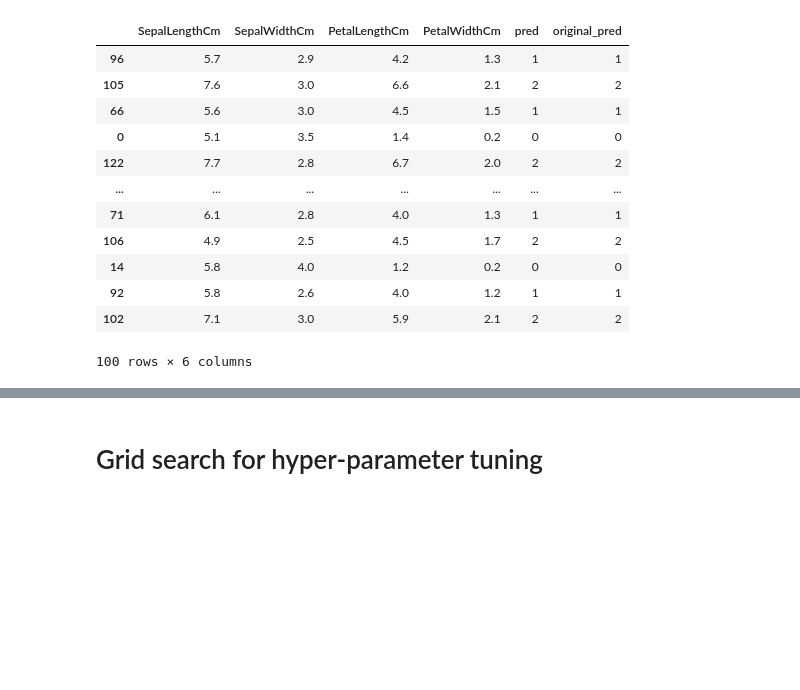
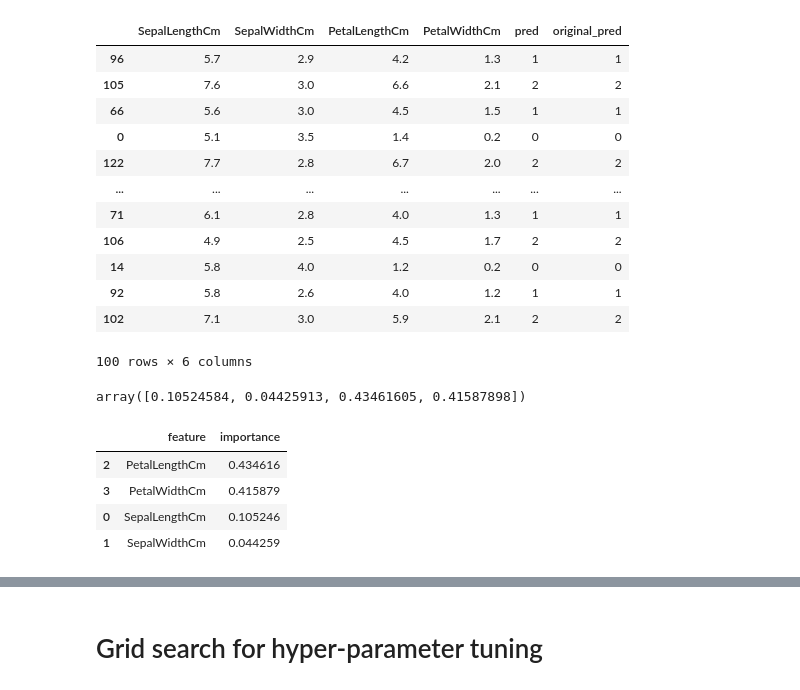
Before and after one commit to Sameer-ansarii/PRACTICE-NOTEBOOKS, a Jupyter notebook: RANDOM FOREST CLASSIFIER.ipynb, the cells around one changed output, grey strips where cells are left out. Saved outputs shown, nothing was run; the diff lists cells and outputs as text; code cells hidden in the pictures; blank space fills up the shorter version.

```diff
--- a/RANDOM FOREST CLASSIFIER.ipynb
+++ b/RANDOM FOREST CLASSIFIER.ipynb
@@ -164,3 +164,20 @@ X_train
 | 92 | 5.8 | 2.6 | 4.0 | 1.2 | 1 | 1 |
 | 102 | 7.1 | 3.0 | 5.9 | 2.1 | 2 | 2 |
 100 rows × 6 columns
+# %%
+feature_importances = rfc.feature_importances_
+feature_importances
+# %% [output]
+array([0.10524584, 0.04425913, 0.43461605, 0.41587898])
+# %%
+# create a dataframe with feature names and their importances and sort features by importance
+
+feature_importances_df = pd.DataFrame({'feature': X.columns, 'importance': feature_importances})
+feature_importances_df = feature_importances_df.sort_values('importance', ascending=False)
+feature_importances_df
+# %% [output]
+|  | feature | importance |
+| 2 | PetalLengthCm | 0.434616 |
+| 3 | PetalWidthCm | 0.415879 |
+| 0 | SepalLengthCm | 0.105246 |
+| 1 | SepalWidthCm | 0.044259 |
```
Also changed, not shown: parts of 3 cells of this notebook.
